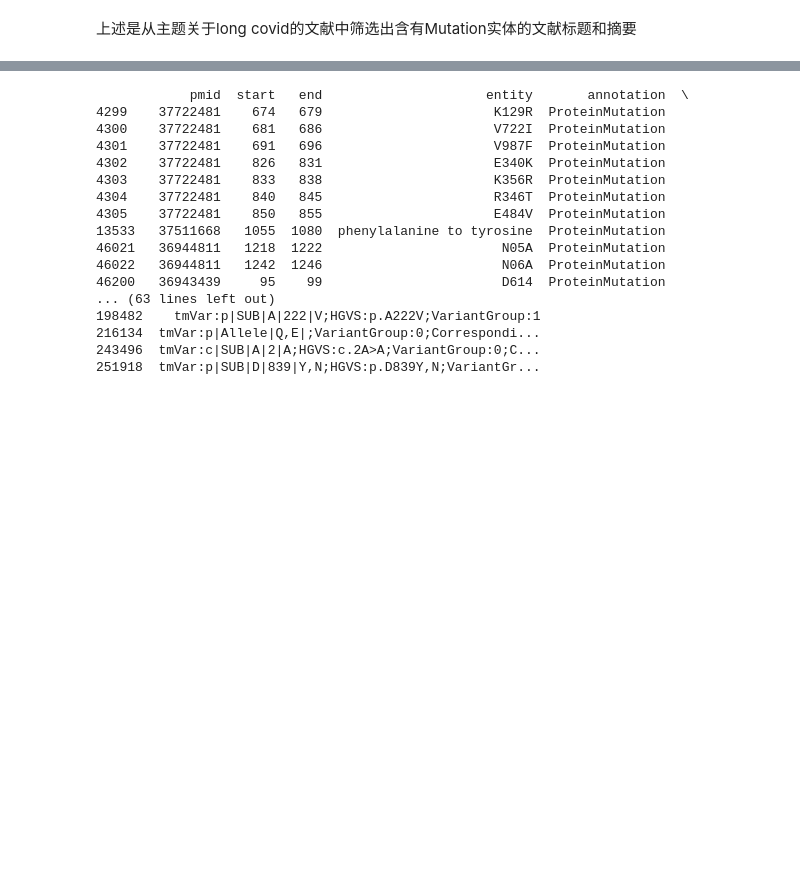
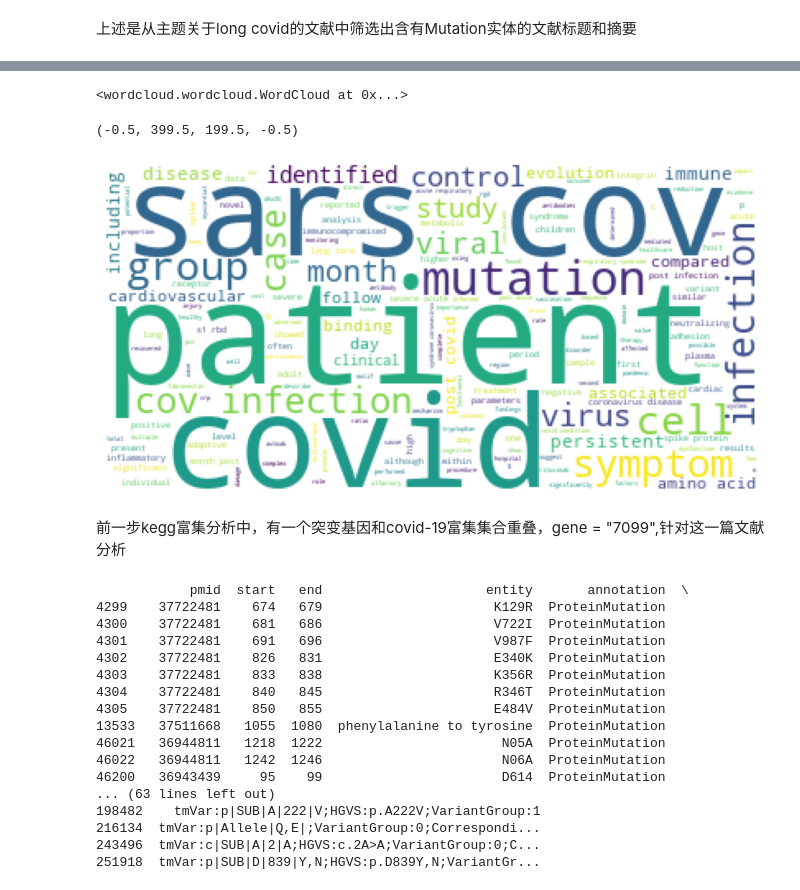
Before and after one commit to griedzx/BioNLP, a Jupyter notebook: MutationAnalyse/work.ipynb, the cells around one changed output, grey strips where cells are left out. Drawn from its saved outputs; the diff is of its cells as text; code cells hidden in the pictures; blank space fills up the shorter version.

```diff
--- a/MutationAnalyse/work.ipynb
+++ b/MutationAnalyse/work.ipynb
@@ -111,3 +238,17 @@ After COVID-19, patients have reported various complaints such as fatigue, neuro
+# %%
+word_cloud = WordCloud(background_color="white") # 词云图的背景颜色)
+word_cloud.generate(" ".join(tokens3))
+# %% [output]
+<wordcloud.wordcloud.WordCloud at 0x...>
+# %%
+plt.subplots(figsize=(12,8))
+plt.imshow(word_cloud)
+plt.axis("off")
+# %% [output]
+(-0.5, 399.5, 199.5, -0.5)
+[figure, added]
+# %% [markdown]
+前一步kegg富集分析中，有一个突变基因和covid-19富集集合重叠，gene = "7099",针对这一篇文献分析
 # %%
 print(entity)
 # %% [output]
```
Also changed, not shown: parts of 33 cells of this notebook, 11 other files.
